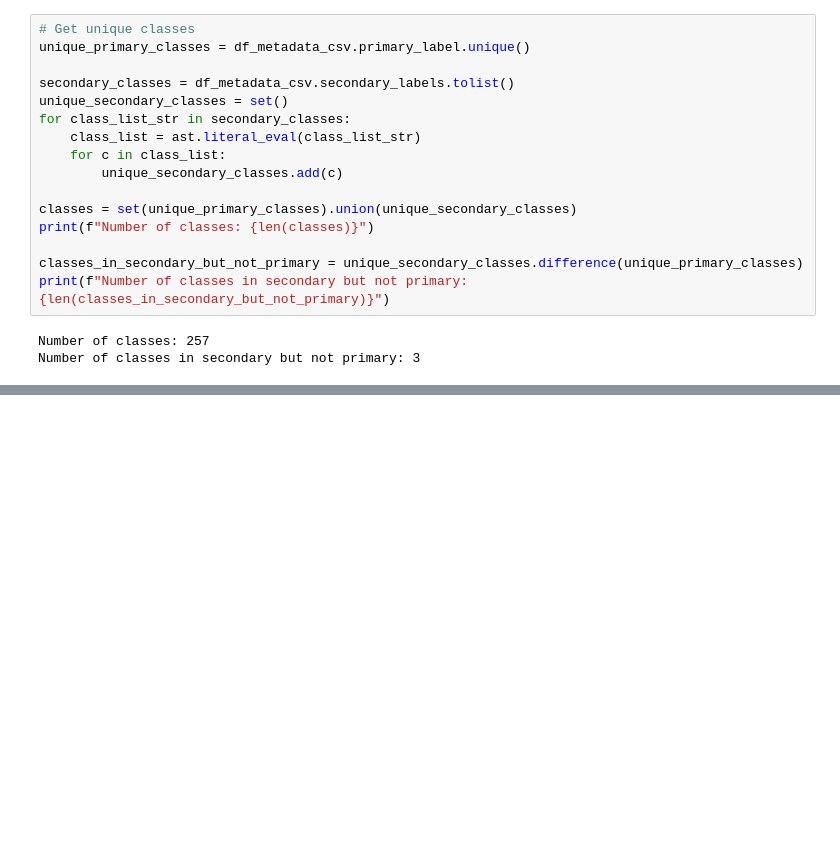
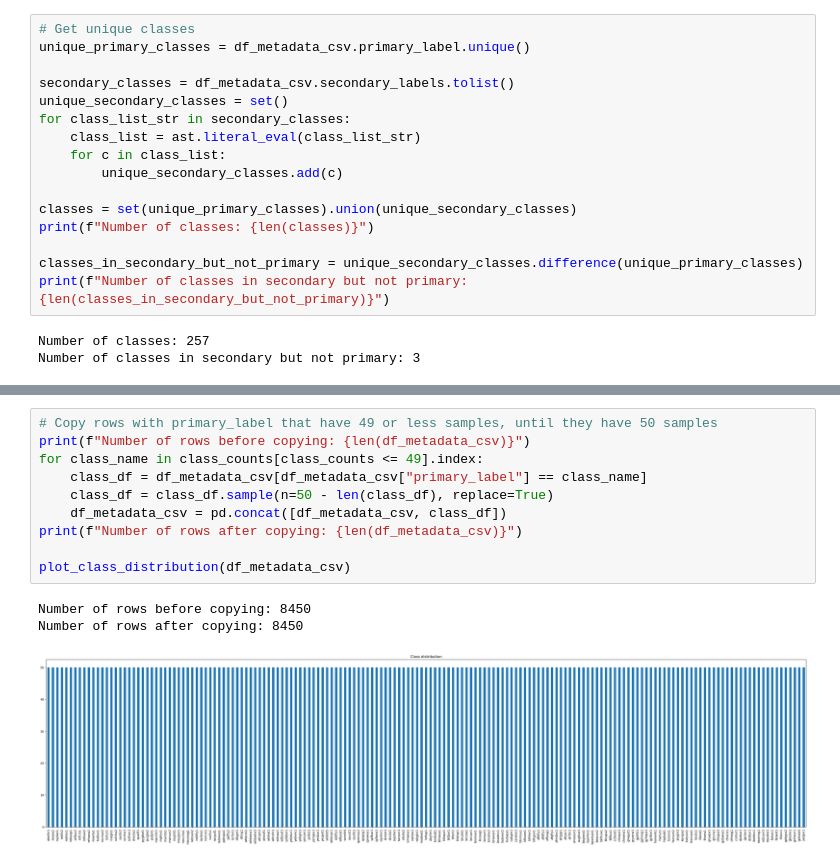
Before and after one commit to repetitioestmaterstudiorum/kaggle-birdclef23, a Jupyter notebook: audio-classification/data-analysis.ipynb, the cells around one changed output, grey strips where cells are left out. Cells and saved outputs as stored; diff of their text form; blank space fills up the shorter version.

```diff
--- a/audio-classification/data-analysis.ipynb
+++ b/audio-classification/data-analysis.ipynb
@@ -190,0 +207,14 @@ plt.show()
+# %%
+# Copy rows with primary_label that have 49 or less samples, until they have 50 samples
+print(f"Number of rows before copying: {len(df_metadata_csv)}")
+for class_name in class_counts[class_counts <= 49].index:
+    class_df = df_metadata_csv[df_metadata_csv["primary_label"] == class_name]
+    class_df = class_df.sample(n=50 - len(class_df), replace=True)
+    df_metadata_csv = pd.concat([df_metadata_csv, class_df])
+print(f"Number of rows after copying: {len(df_metadata_csv)}")
+
+plot_class_distribution(df_metadata_csv)
+# %% [output]
+Number of rows before copying: 8450
+Number of rows after copying: 8450
+[figure, added]
```
Also changed, not shown: parts of 3 cells of this notebook, 2 other files.
